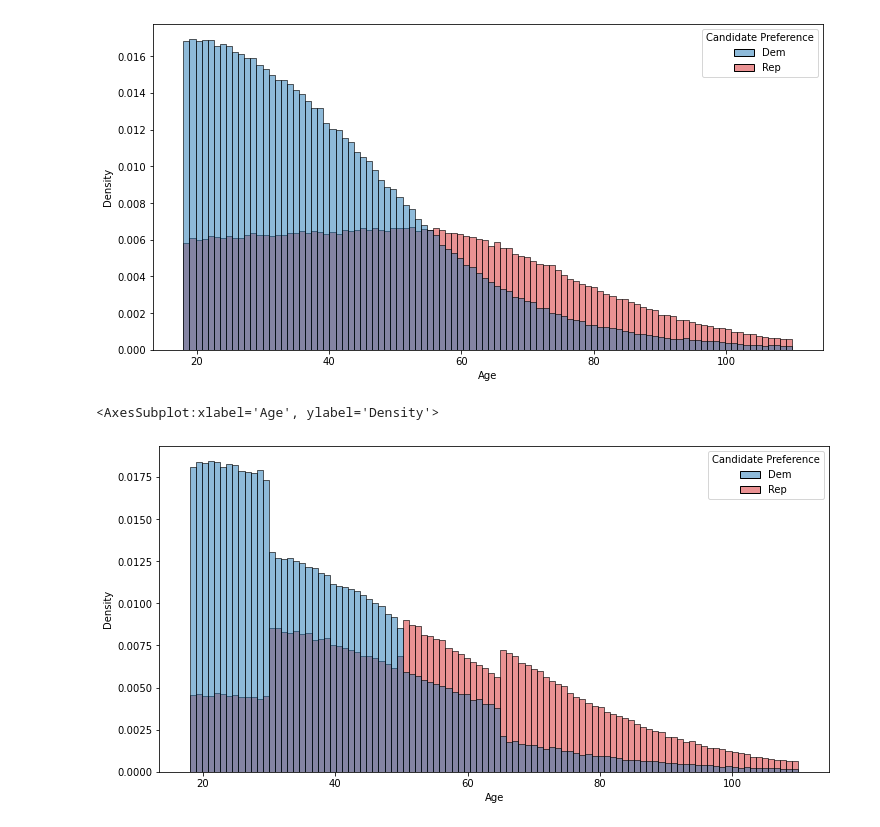
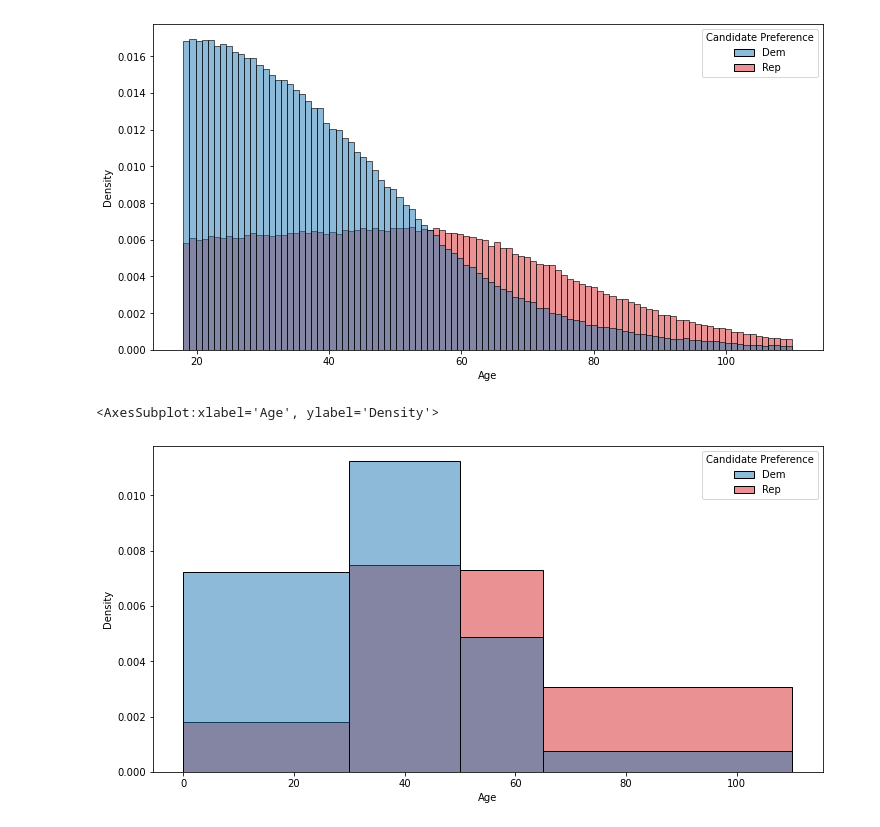
Before and after one commit to AndrewRook/polling_simulator, a Jupyter notebook: 2_demographics.ipynb, the cells around one changed output. Drawn from its saved outputs; the diff is of its cells as text; code cells hidden in the pictures.

```diff
--- a/2_demographics.ipynb
+++ b/2_demographics.ipynb
@@ -51,19 +51,19 @@ sns.histplot(
 # %%
 def demographics(input_age):
     republican_supporter = np.ones(len(input_age)) * 0.2
     republican_supporter[(input_age >= 30) & (input_age < 50)] = 0.4
     republican_supporter[(input_age >= 50) & (input_age < 65)] = 0.6
     republican_supporter[(input_age >= 65)] = 0.8
     return republican_supporter
 
 republican_supporter = np.random.random(len(random_ages)) < demographics(random_ages)
 
 fig, ax = plt.subplots(figsize=(12, 6))
 sns.histplot(
     pd.DataFrame({"Age": random_ages, "Candidate Preference": np.where(republican_supporter, "Rep", "Dem")}),
     x="Age", hue="Candidate Preference", hue_order=["Dem", "Rep"], stat="density",
-    bins=100
+    bins=[0, 30, 50, 65, 110]
 )
 # %% [output]
 <AxesSubplot:xlabel='Age', ylabel='Density'>
-[figure, old version]
+[figure, new version]
```
Also changed, not shown: 2 other files.
